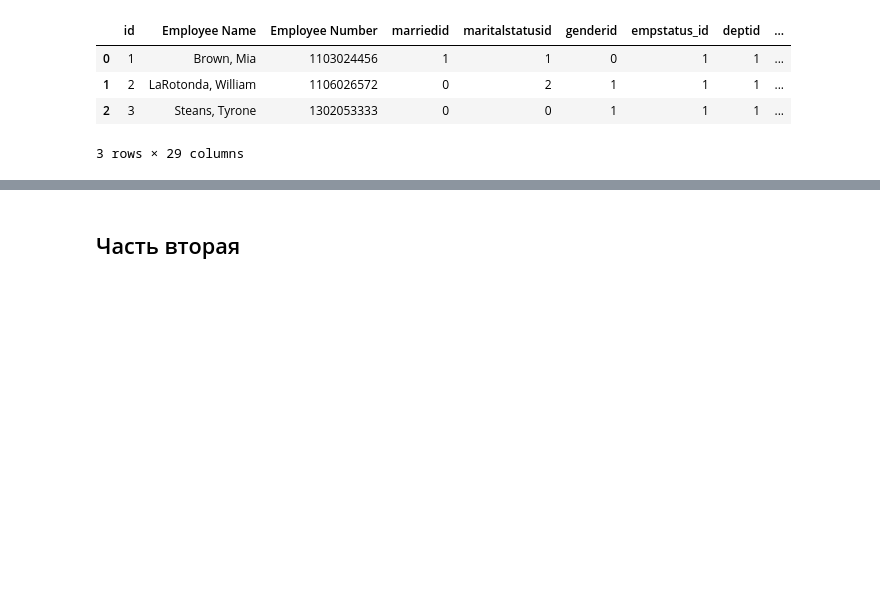
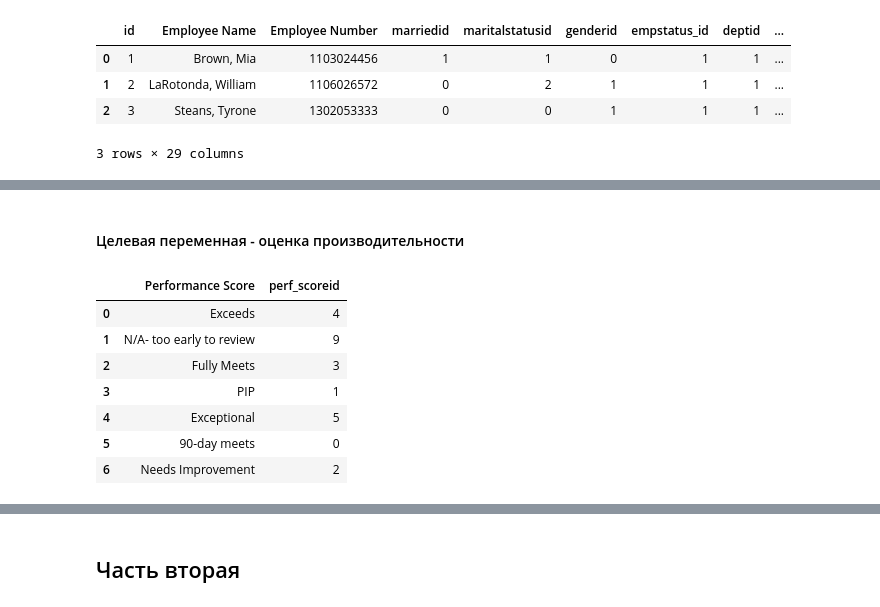
Before and after one commit to AnnaMedved/Online-school-conversion-analysis, a Jupyter notebook: Coursework_analytics_2.ipynb, the cells around one changed output, grey strips where cells are left out. Cells and saved outputs as stored; diff of their text form; code cells hidden in the pictures; blank space fills up the shorter version.

```diff
--- a/Coursework_analytics_2.ipynb
+++ b/Coursework_analytics_2.ipynb
@@ -70,0 +211,25 @@ dfs[3].head(3)
+# %% [markdown]
+#### Целевая переменная - оценка производительности
+# %%
+# Что такое Performance score?
+# 90-day meets (0) - 90-дневные контрольные встречи
+# PIP (1) - провалено
+# Needs Improvement (2)	- требуется улучшение
+# Fully Meets (3) - полностью соответствует
+# Exceeds (4) - превышает
+# Exceptional (5) - исключительный
+# N/A- too early to review - слишком рано для пересмотра
+
+q = """
+    SELECT DISTINCT "Performance Score", perf_scoreid FROM hr_dataset
+"""
+pd.read_sql(q, connected)
+# %% [output]
+|  | Performance Score | perf_scoreid |
+| 0 | Exceeds | 4 |
+| 1 | N/A- too early to review | 9 |
+| 2 | Fully Meets | 3 |
+| 3 | PIP | 1 |
+| 4 | Exceptional | 5 |
+| 5 | 90-day meets | 0 |
+| 6 | Needs Improvement | 2 |
```
Also changed, not shown: parts of 25 cells of this notebook.
